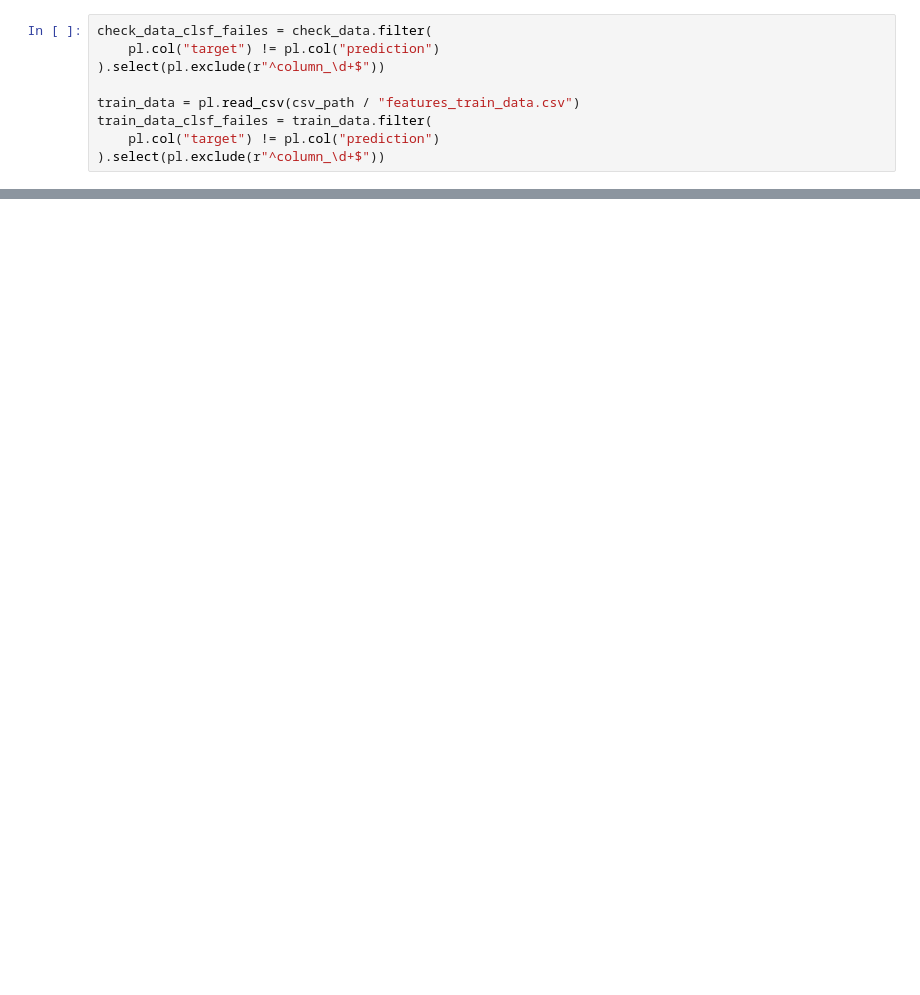
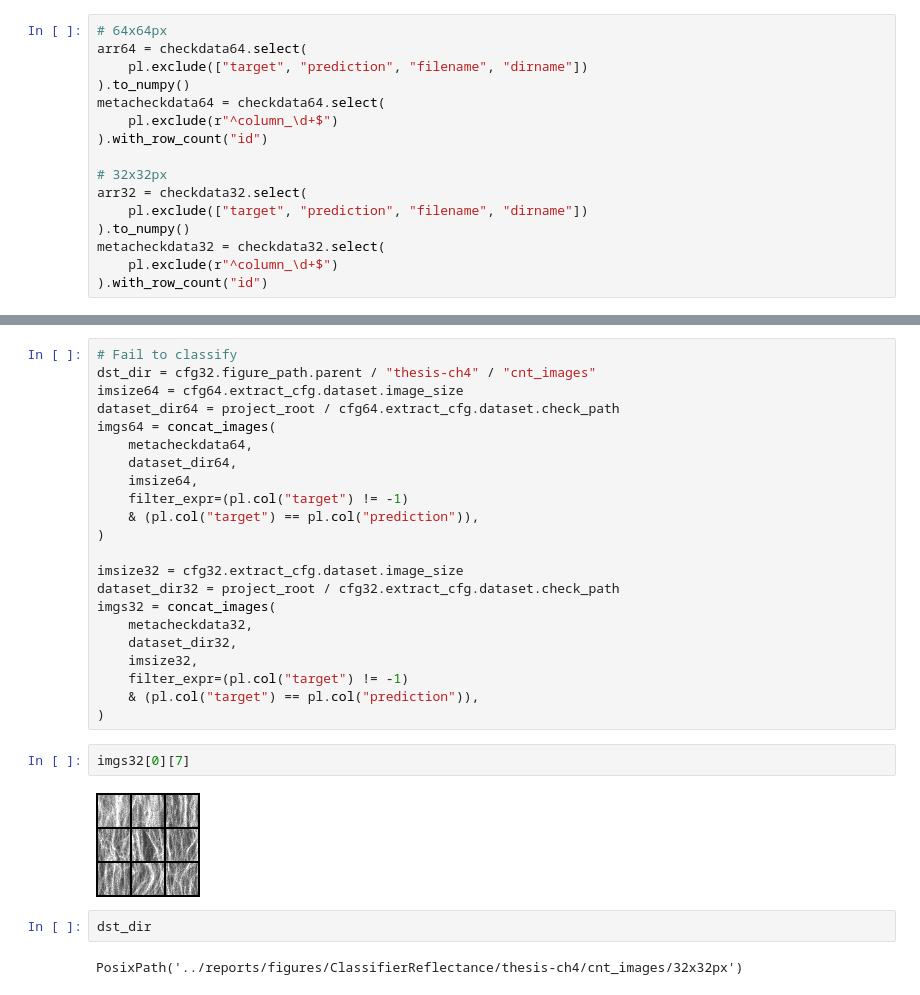
Before and after one commit to RyuichiShinseiB/Feature_extraction, a Jupyter notebook: notebooks/analysis_classifierRefl.ipynb, the cells around one changed output, grey strips where cells are left out. Drawn from its saved outputs; the diff is of its cells as text; blank space fills up the shorter version.

```diff
--- a/notebooks/analysis_classifierRefl.ipynb
+++ b/notebooks/analysis_classifierRefl.ipynb
@@ -58,9 +27,16 @@ shape: (7_200, 36)
 # %%
-check_data_clsf_failes = check_data.filter(
-    pl.col("target") != pl.col("prediction")
-).select(pl.exclude(r"^column_\d+$"))
+# 64x64px
+arr64 = checkdata64.select(
+    pl.exclude(["target", "prediction", "filename", "dirname"])
+).to_numpy()
+metacheckdata64 = checkdata64.select(
+    pl.exclude(r"^column_\d+$")
+).with_row_count("id")
 
-train_data = pl.read_csv(csv_path / "features_train_data.csv")
-train_data_clsf_failes = train_data.filter(
-    pl.col("target") != pl.col("prediction")
-).select(pl.exclude(r"^column_\d+$"))
+# 32x32px
+arr32 = checkdata32.select(
+    pl.exclude(["target", "prediction", "filename", "dirname"])
+).to_numpy()
+metacheckdata32 = checkdata32.select(
+    pl.exclude(r"^column_\d+$")
+).with_row_count("id")
@@ -155,0 +70,30 @@ images
+# %%
+# Fail to classify
+dst_dir = cfg32.figure_path.parent / "thesis-ch4" / "cnt_images"
+imsize64 = cfg64.extract_cfg.dataset.image_size
+dataset_dir64 = project_root / cfg64.extract_cfg.dataset.check_path
+imgs64 = concat_images(
+    metacheckdata64,
+    dataset_dir64,
+    imsize64,
+    filter_expr=(pl.col("target") != -1)
+    & (pl.col("target") == pl.col("prediction")),
+)
+
+imsize32 = cfg32.extract_cfg.dataset.image_size
+dataset_dir32 = project_root / cfg32.extract_cfg.dataset.check_path
+imgs32 = concat_images(
+    metacheckdata32,
+    dataset_dir32,
+    imsize32,
+    filter_expr=(pl.col("target") != -1)
+    & (pl.col("target") == pl.col("prediction")),
+)
+# %%
+imgs32[0][7]
+# %% [output]
+[figure, added]
+# %%
+dst_dir
+# %% [output]
+PosixPath('../reports/figures/ClassifierReflectance/thesis-ch4/cnt_images/32x32px')
```
Also changed, not shown: parts of 17 cells of this notebook, 7 other files.
